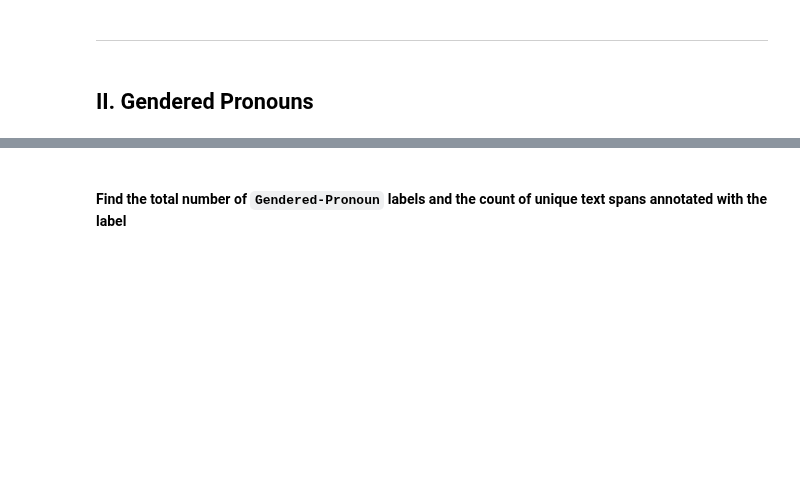
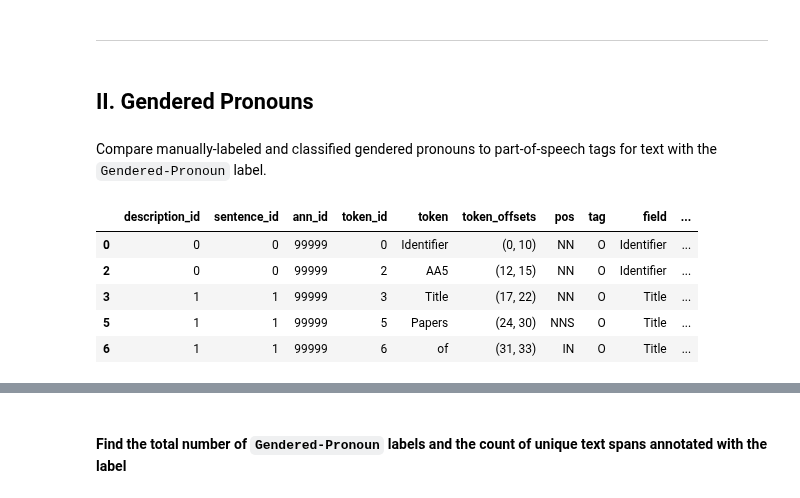
Before and after one commit to thegoose20/gender-bias, a Jupyter notebook: analysis/Analysis_GenderedPronounsRoles.ipynb, the cells around one changed output, grey strips where cells are left out. Cells and saved outputs as stored; diff of their text form; code cells hidden in the pictures; blank space fills up the shorter version.

Commit message:
Compared POS tagging and Gendered Pronoun labeling

```diff
--- a/analysis/Analysis_GenderedPronounsRoles.ipynb
+++ b/analysis/Analysis_GenderedPronounsRoles.ipynb
@@ -124,3 +125,5 @@ df_desc.loc[(df_desc.eadid == "Coll-1310") & (df_desc.field == "Title")]
 # %% [markdown]
 <a id="2"></a>
 ## II. Gendered Pronouns
+# %% [markdown]
+Compare manually-labeled and classified gendered pronouns to part-of-speech tags for text with the `Gendered-Pronoun` label.
@@ -126,0 +132,15 @@ df_desc.loc[(df_desc.eadid == "Coll-1310") & (df_desc.field == "Title")]
+# %%
+data_dir = "../data/token_clf_data/experiment_input/"
+df = pd.read_csv(data_dir+"token_5fold.csv", index_col=0)
+# Remove punctuation
+punc_str = string.punctuation
+punc_list = [char for char in punc_str]
+df = df.loc[~df.pos.isin(punc_list)]
+df.head()
+# %% [output]
+|  | description_id | sentence_id | ann_id | token_id | token | token_offsets | pos | tag | field | ... |
+| 0 | 0 | 0 | 99999 | 0 | Identifier | (0, 10) | NN | O | Identifier | ... |
+| 2 | 0 | 0 | 99999 | 2 | AA5 | (12, 15) | NN | O | Identifier | ... |
+| 3 | 1 | 1 | 99999 | 3 | Title | (17, 22) | NN | O | Title | ... |
+| 5 | 1 | 1 | 99999 | 5 | Papers | (24, 30) | NNS | O | Title | ... |
+| 6 | 1 | 1 | 99999 | 6 | of | (31, 33) | IN | O | Title | ... |
```
Also changed, not shown: parts of 15 cells of this notebook.
